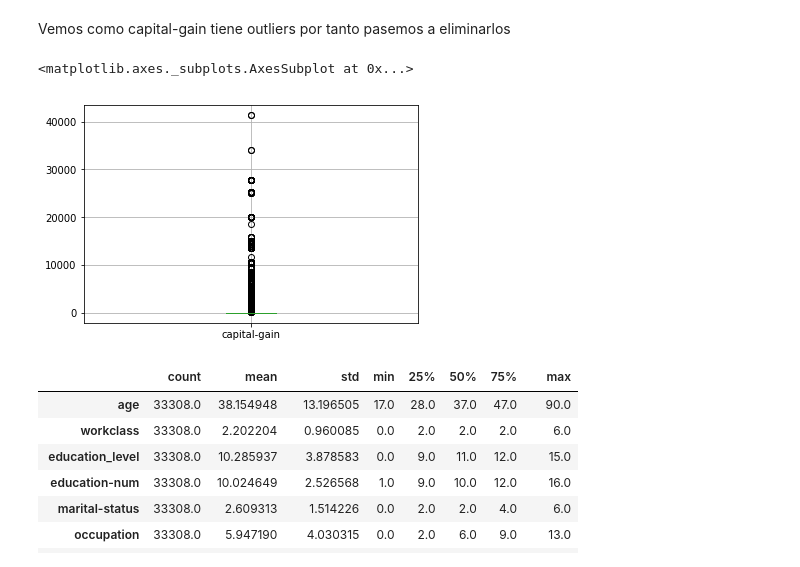
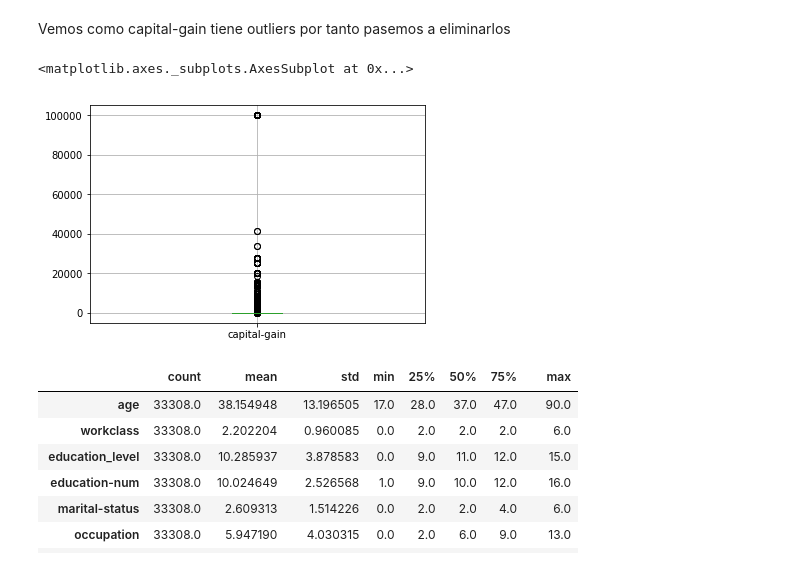
Before and after one commit to albertus88/keepcoding-BD-ML, a Jupyter notebook: Assessment/Alberto Mozo Garcia - KeepCoding - ML.ipynb, the cells around one changed output. Cells and saved outputs as stored; diff of their text form; code cells hidden in the pictures.

```diff
--- a/Assessment/Alberto Mozo Garcia - KeepCoding - ML.ipynb
+++ b/Assessment/Alberto Mozo Garcia - KeepCoding - ML.ipynb
@@ -153,10 +153,10 @@ census_train_copy.describe().T
 # %% [markdown]
 Vemos como capital-gain tiene outliers por tanto pasemos a eliminarlos
 # %%
-census_train_copy_2.boxplot(column=['capital-gain'])
+census_train_copy.boxplot(column=['capital-gain'])
 # %% [output]
 <matplotlib.axes._subplots.AxesSubplot at 0x...>
-[figure, old version]
+[figure, new version]
 # %%
 census_train_copy = census_train_copy[census_train_copy['capital-gain'] < 1000 * 1.5]
 census_train_copy.describe().T
```
Also changed, not shown: parts of 22 cells of this notebook.
